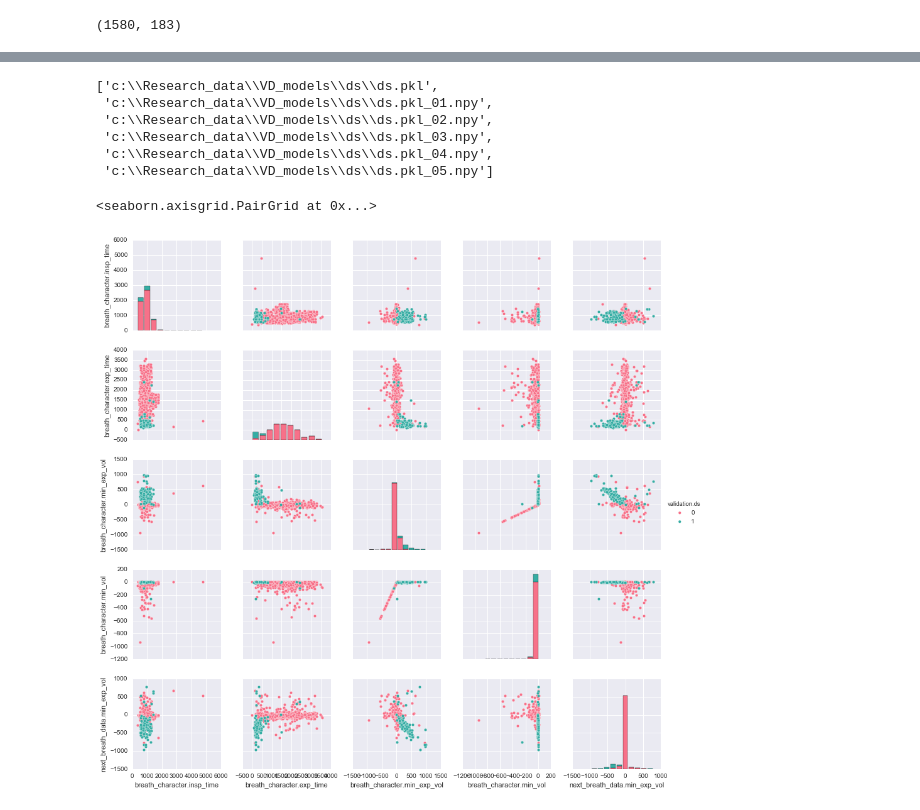
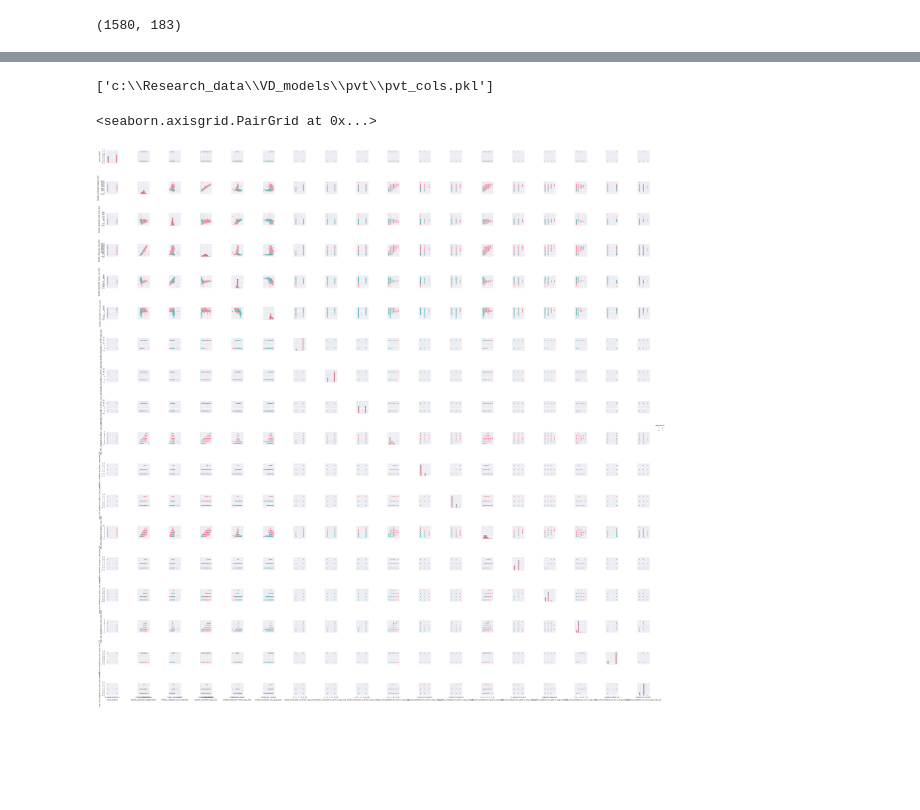
Before and after one commit to psottile05/VentDysSedation, a Jupyter notebook: AnalysisModules/VD identification.ipynb, the cells around one changed output, grey strips where cells are left out. Drawn from its saved outputs; the diff is of its cells as text; code cells hidden in the pictures; blank space fills up the shorter version.

```diff
--- a/AnalysisModules/VD identification.ipynb
+++ b/AnalysisModules/VD identification.ipynb
@@ -112,0 +98,9 @@ x = df[['breath_character.exp_time',
+# %%
+use_norms = True
+
+if use_norms == True:
+    clf = joblib.load('c:\\Research_data\\VD_models\\norm\\norm.pkl')
+    scaler = joblib.load('c:\\Research_data\\VD_models\\norm\\norm_scaler.pkl')
+    cols = joblib.load('c:\\Research_data\\VD_models\\norm\\norm_cols.pkl')
+
+    df['norm_predict'] = clf.predict(scaler.transform(df[cols].values))
@@ -118,9 +396,0 @@ x = df[['breath_character.exp_time',
-# %%
-y = df['validation.pfl'].values
-x = df.drop(['validation.norm', 'validation.ds', 'validation.pds', 'validation.fa', 'validation.pfl', 'validation.pvt',
-             'validation.ie', 'validation.garb'], axis=1).values
-
-clf = RandomForestClassifier(n_estimators=1000, bootstrap=True)
-clf.fit(x,y)
-df['predict.garb'] = clf.predict(x)
-#df['predict.pfl'] = cross_validation.cross_val_predict(clf, x, y, cv=3, n_jobs=-1)
@@ -204,46 +433,10 @@ Sensitivity:  0.939189189189
 Recall is sensitivity
-# %%
-from sklearn.externals import joblib
-
-model = clf.fit(x,y)
-joblib.dump(model, 'c:\Research_data\VD_models\ds\ds.pkl')
-# %% [output]
-['c:\\Research_data\\VD_models\\ds\\ds.pkl',
- 'c:\\Research_data\\VD_models\\ds\\ds.pkl_01.npy',
- 'c:\\Research_data\\VD_models\\ds\\ds.pkl_02.npy',
- 'c:\\Research_data\\VD_models\\ds\\ds.pkl_03.npy',
- 'c:\\Research_data\\VD_models\\ds\\ds.pkl_04.npy',
- 'c:\\Research_data\\VD_models\\ds\\ds.pkl_05.npy']
-# %%
-rows = [    'breath_character.insp_time',
-        'breath_character.exp_time',
-        #'breath_character.elapse_time',
-        #'breath_character.end_insp_flow',
-        #'breath_character.end_insp_paw',
-        #'breath_character.end_insp_vol',
-        #'breath_character.mean_exp_flow',
-        #'breath_character.mean_exp_paw',
-        #'breath_character.mean_insp_flow',
-        #'breath_character.mean_insp_paw',
-        #'breath_character.min_exp_flow',
-        #'breath_character.min_exp_paw',
-        'breath_character.min_exp_vol',
-        #'breath_character.min_flow',
-        #'breath_character.min_paw',
-        'breath_character.min_vol',
-        #'breath_character.peak_flow',
-        #'breath_character.peak_paw',
-        #'breath_character.peak_vol',
-        'next_breath_data.min_exp_vol',
-        #'next_breath_data.min_exp_flow',
-        #'next_breath_data.min_exp_paw',
-        #'next_breath_data.insp_time',
-        #'next_breath_data.exp_time',
-        #'next_breath_data.end_insp_flow',
-        #'next_breath_data.end_insp_vol',
-       ]
-
-sb.pairplot(df, hue='validation.ds', palette='husl', vars = rows)
-# %% [output]
-<seaborn.axisgrid.PairGrid at 0x...>
-[figure, removed]
+# %%
+stype = 'pvt'
+
+model = clf.fit(x,y)
+joblib.dump(model, 'c:\\Research_data\\VD_models\\'+stype+'\\'+stype+'.pkl')
+joblib.dump(scaler, 'c:\\Research_data\\VD_models\\'+stype+'\\'+stype+'_scaler.pkl')
+joblib.dump(norm_cols, 'c:\\Research_data\\VD_models\\'+stype+'\\'+stype+'_cols.pkl')
+# %% [output]
+['c:\\Research_data\\VD_models\\pvt\\pvt_cols.pkl']
@@ -249,0 +447,7 @@ sb.pairplot(df, hue='validation.ds', palette='husl', vars = rows)
+# %%
+rows = pvt_cols
+
+sb.pairplot(df, hue='validation.ds', palette='husl', vars = rows)
+# %% [output]
+<seaborn.axisgrid.PairGrid at 0x...>
+[figure, added]
```
Also changed, not shown: parts of 18 cells of this notebook, 5 other files.
